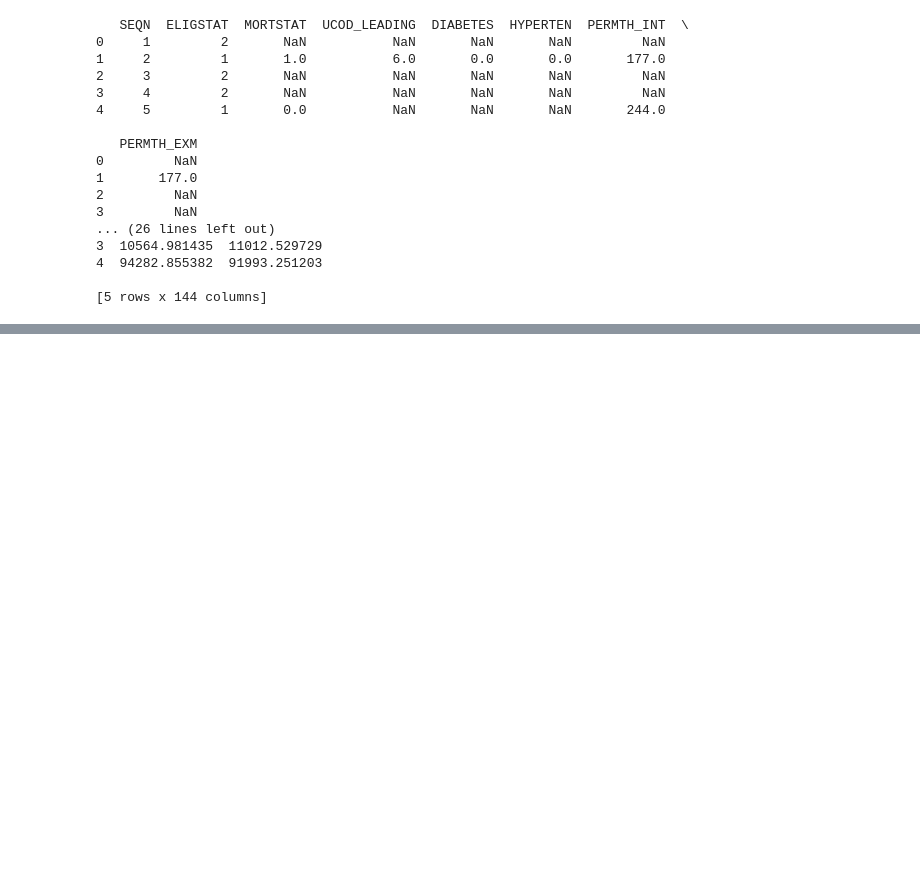
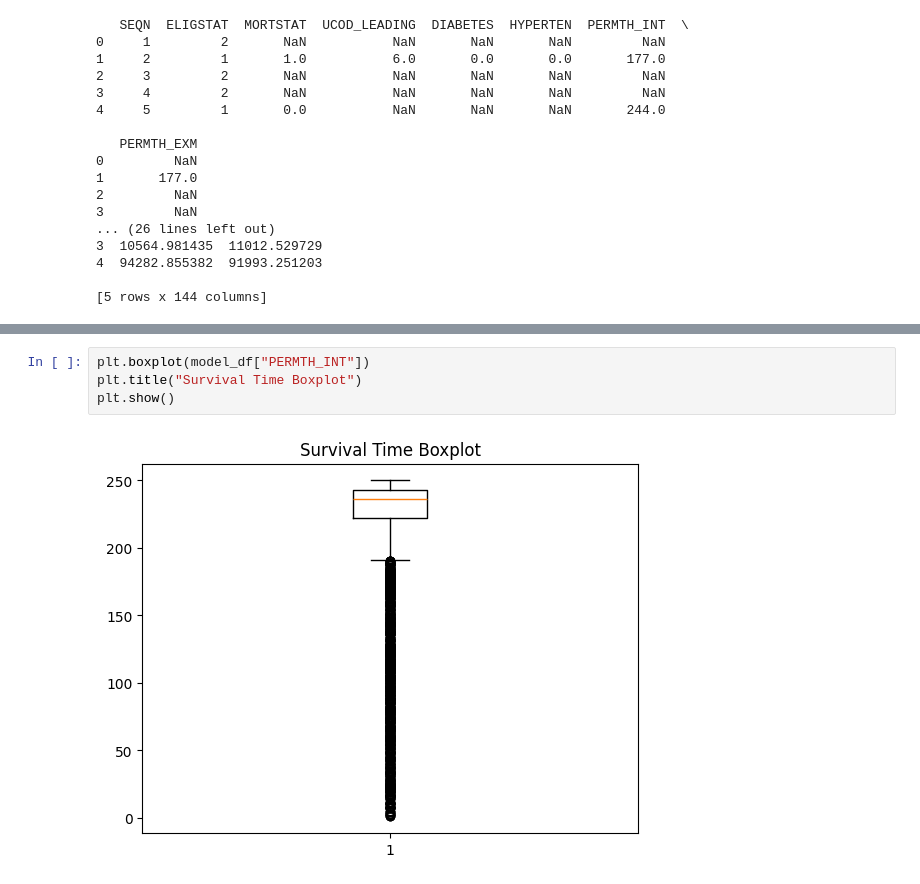
Before and after one commit to dishidhak/DS3021Project1, a Jupyter notebook: DS_3021_Project_1_EDA_and_Wrangling.ipynb, the cells around one changed output, grey strips where cells are left out. Drawn from its saved outputs; the diff is of its cells as text; blank space fills up the shorter version.

```diff
--- a/DS_3021_Project_1_EDA_and_Wrangling.ipynb
+++ b/DS_3021_Project_1_EDA_and_Wrangling.ipynb
@@ -64,0 +300,6 @@ df = gdf.merge(mdf, on="SEQN", how="inner") # Merge mortality and demographics o
+# %%
+plt.boxplot(model_df["PERMTH_INT"])
+plt.title("Survival Time Boxplot")
+plt.show()
+# %% [output]
+[figure, added]
```
Also changed, not shown: parts of 40 cells of this notebook.
